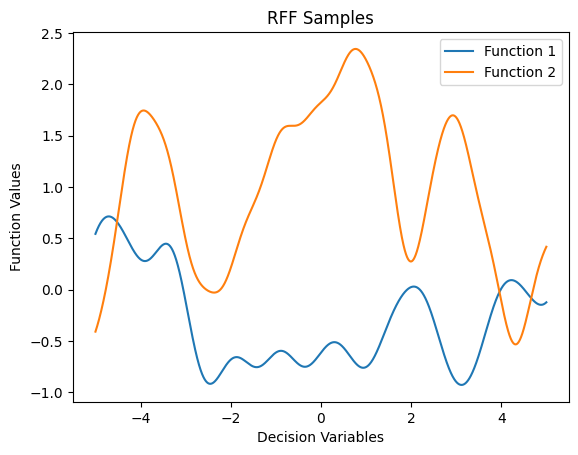
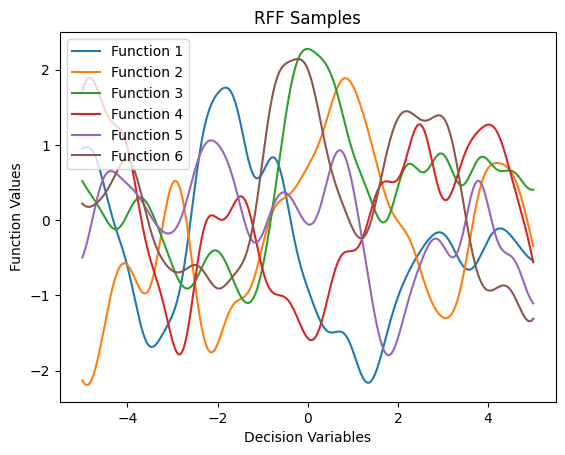
The notebook cell's code change between the first figure and the second:
--- before
+++ after
@@ -1,4 +1,8 @@
 plt.plot(decision_variables.numpy(), function_samples[:, 0].numpy(), label='Function 1')
 plt.plot(decision_variables.numpy(), function_samples[:, 1].numpy(), label='Function 2')
+plt.plot(decision_variables.numpy(), function_samples[:, 2].numpy(), label='Function 3')
+plt.plot(decision_variables.numpy(), function_samples[:, 3].numpy(), label='Function 4')
+plt.plot(decision_variables.numpy(), function_samples[:, 4].numpy(), label='Function 5')
+plt.plot(decision_variables.numpy(), function_samples[:, 5].numpy(), label='Function 6')
 plt.xlabel('Decision Variables')
 plt.ylabel('Function Values')

Commit: tested BO, added custom logic, need to finish Sobol sampling function